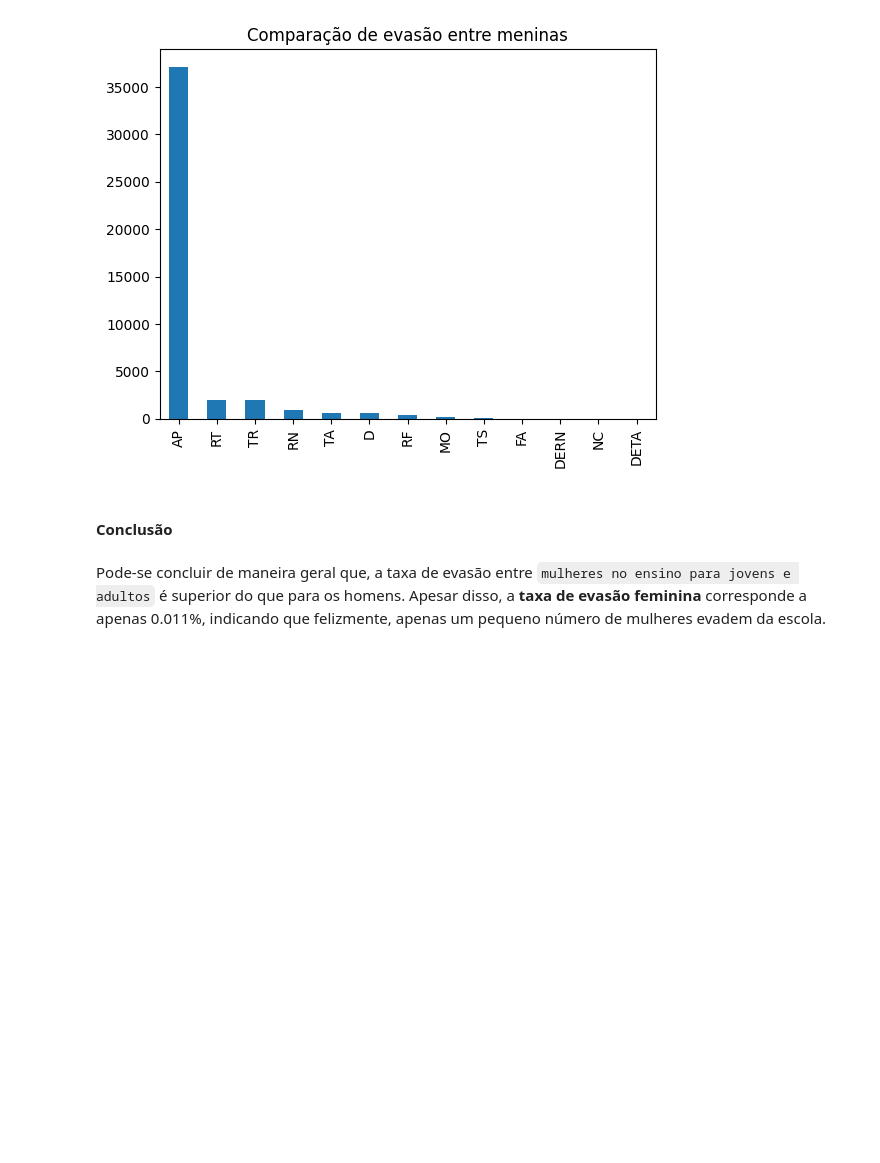
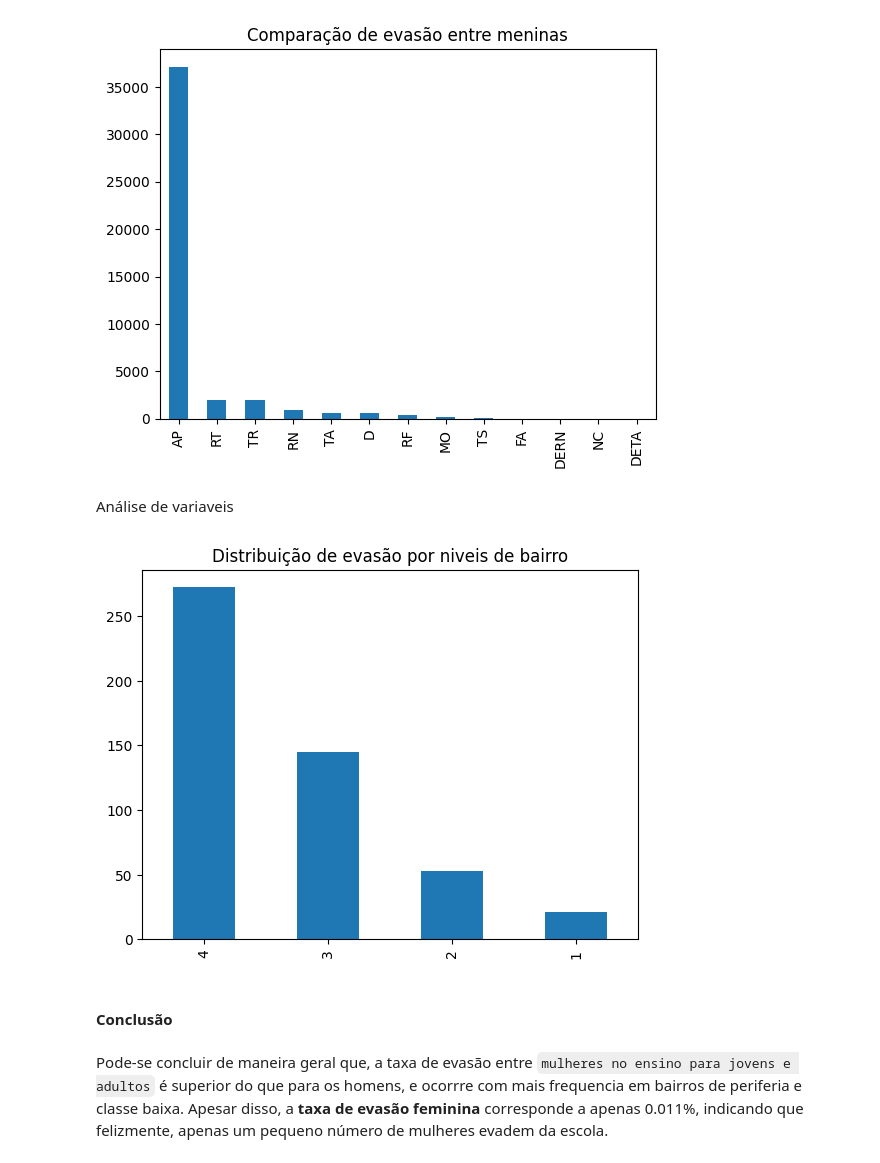
Before and after one commit to vitoriamatos/mineracao_de_dados, a Jupyter notebook: general_analysis.ipynb, the cells around one changed output. Drawn from its saved outputs; the diff is of its cells as text; code cells hidden in the pictures; blank space fills up the shorter version.

```diff
--- a/general_analysis.ipynb
+++ b/general_analysis.ipynb
@@ -55,7 +55,19 @@ plt.title("Comparação de evasão entre meninas")
 plt.show()
 # %% [output]
 [figure]
+# %% [markdown]
+Análise de variaveis
+# %%
+database = "data/database/data.csv"
+data = pd.read_csv(database, delimiter=',', encoding = "ISO-8859-1")
+# %%
+girls = data.query("genero == 1 and  serie == 2 and resultado == 1")
+girls['nivelbairro'].value_counts().plot(kind='bar')
+plt.title("Distribuição de evasão por niveis de bairro")
+plt.show()
+# %% [output]
+[figure, added]
 # %% [markdown]
 #### Conclusão
 # %% [markdown]
-Pode-se concluir de maneira geral que, a taxa de evasão entre `mulheres no ensino para jovens e adultos` é superior do que para os homens. Apesar disso, a **taxa de evasão feminina** corresponde a apenas 0.011%, indicando que felizmente, apenas um pequeno número de mulheres evadem da escola.
+Pode-se concluir de maneira geral que, a taxa de evasão entre `mulheres no ensino para jovens e adultos` é superior do que para os homens, e ocorrre com mais frequencia em bairros de periferia e classe baixa. Apesar disso, a **taxa de evasão feminina** corresponde a apenas 0.011%, indicando que felizmente, apenas um pequeno número de mulheres evadem da escola.
```
Also changed, not shown: 2 other files.
